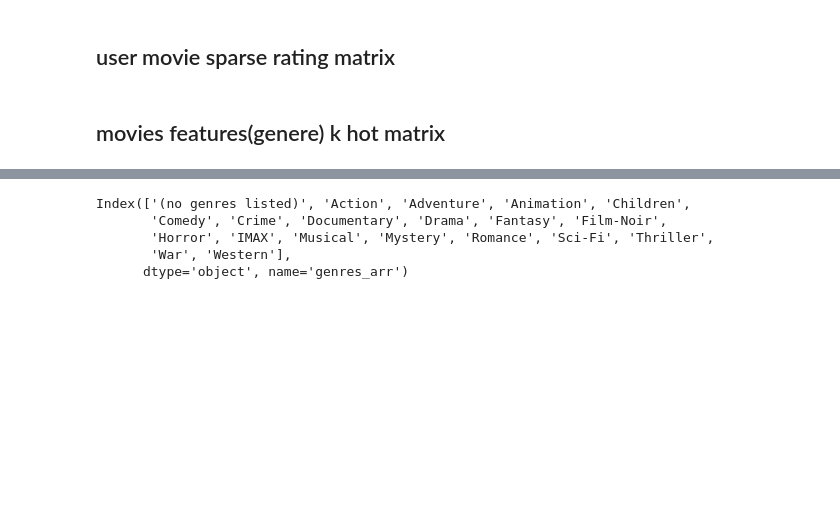
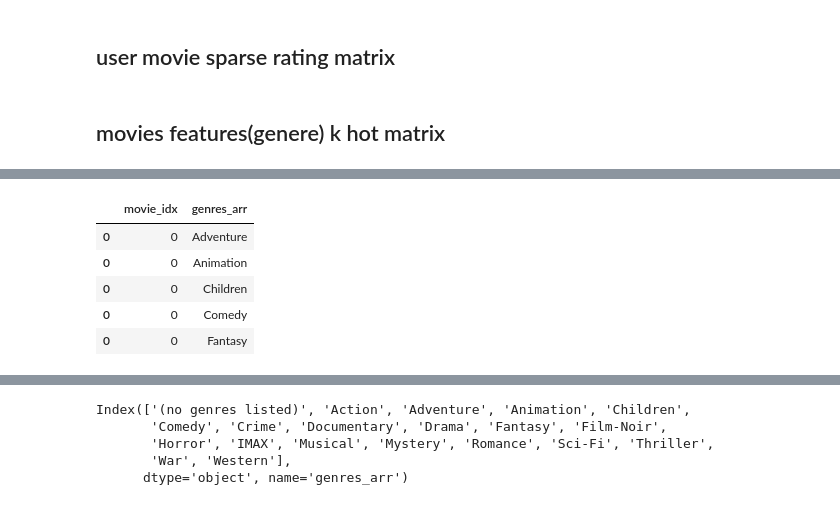
Before and after one commit to NishantBaheti/Recommendation-Systems, a Jupyter notebook: notebooks/basic_content_based.ipynb, the cells around one changed output, grey strips where cells are left out. Cells and saved outputs as stored; diff of their text form; code cells hidden in the pictures; blank space fills up the shorter version.

```diff
--- a/notebooks/basic_content_based.ipynb
+++ b/notebooks/basic_content_based.ipynb
@@ -349,0 +352,10 @@ movie_features_sparse_matrix =  movies_tmp.pivot_table(index='movie_idx', column
+# %%
+movies_tmp = movies[['movie_idx','genres_arr']].explode('genres_arr').drop_duplicates()
+movies_tmp.head()
+# %% [output]
+|  | movie_idx | genres_arr |
+| 0 | 0 | Adventure |
+| 0 | 0 | Animation |
+| 0 | 0 | Children |
+| 0 | 0 | Comedy |
+| 0 | 0 | Fantasy |
```
Also changed, not shown: parts of 4 cells of this notebook.
